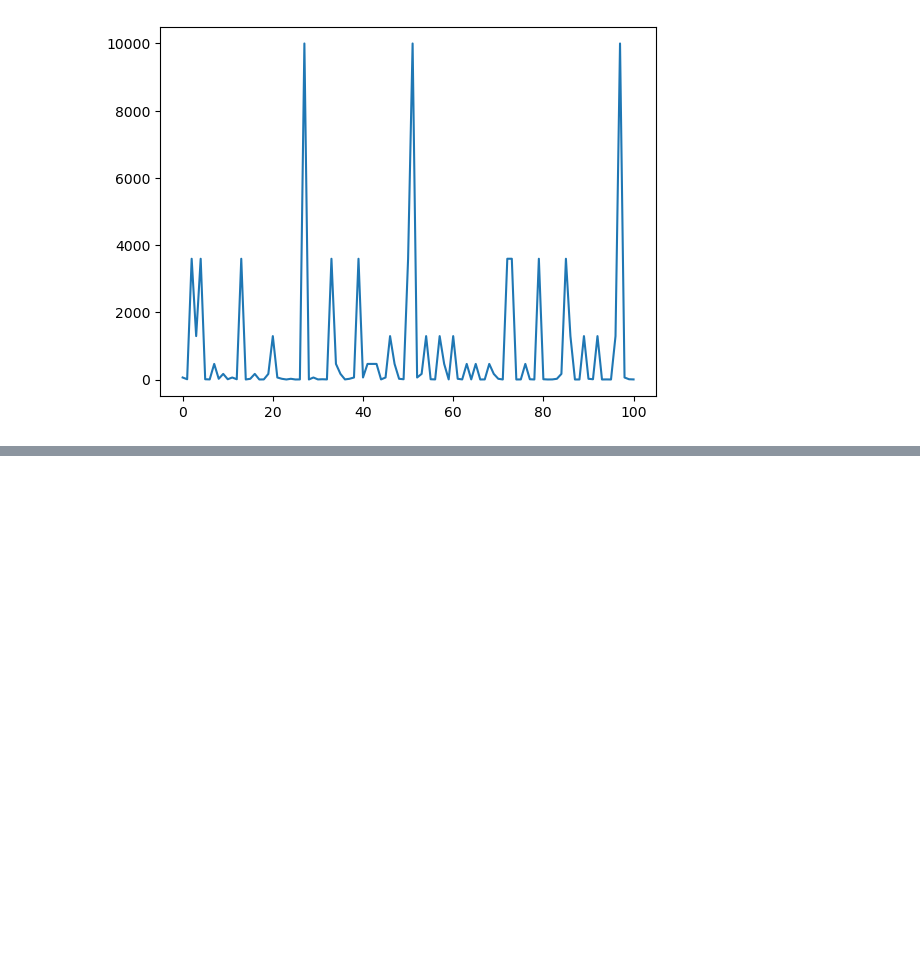
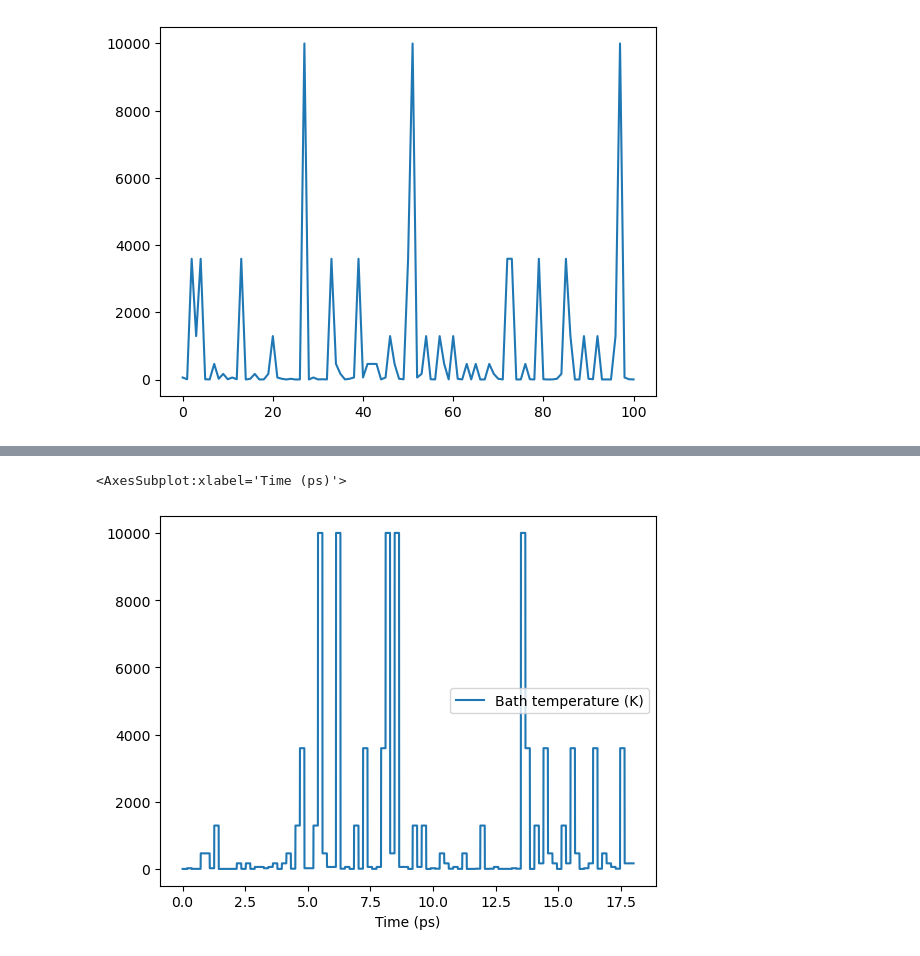
Before and after one commit to jacopoventurin/replica1, a Jupyter notebook: analysis_save.ipynb, the cells around one changed output, grey strips where cells are left out. Drawn from its saved outputs; the diff is of its cells as text; code cells hidden in the pictures; blank space fills up the shorter version.

```diff
--- a/analysis_save.ipynb
+++ b/analysis_save.ipynb
@@ -84,0 +86,9 @@ plt.plot()
+# %%
+per_replica_datasets = []
+for replica_idx in range(10):
+    per_replica_datasets.append(df[df['Number Replica'] == replica_idx])
+# %%
+per_replica_datasets[0].plot('Time (ps)', 'Bath temperature (K)')
+# %% [output]
+<AxesSubplot:xlabel='Time (ps)'>
+[figure, added]
```
Also changed, not shown: parts of 9 cells of this notebook, 5 other files.
